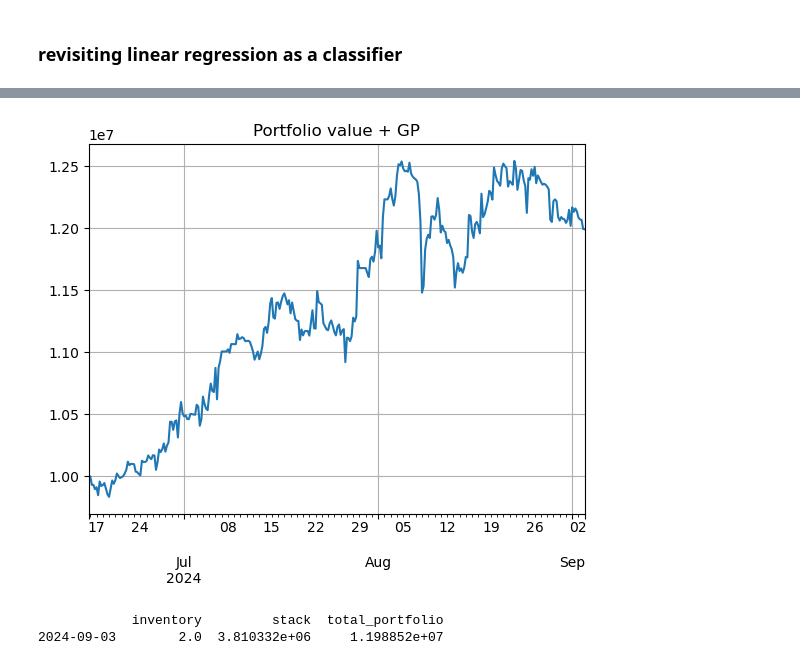
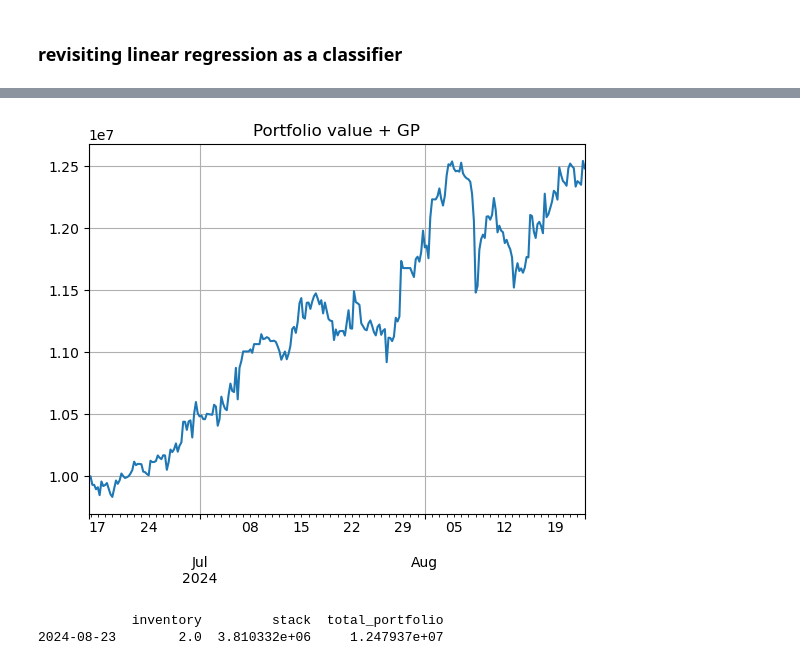
Before and after one commit to codyjcao/osrs-ge, a Jupyter notebook: osrs_ML_forecasting.ipynb, the cells around one changed output, grey strips where cells are left out. Drawn from its saved outputs; the diff is of its cells as text; code cells hidden in the pictures.

```diff
--- a/osrs_ML_forecasting.ipynb
+++ b/osrs_ML_forecasting.ipynb
@@ -135,9 +128,9 @@ RSI_window = 10
 MACD_short = 4
 MACD_long = 16
 
-df_feat = osrs_GE.compute_features(df,lagged_rets=lagged_rets,RSI_window=RSI_window,
+df_tr = osrs_GE.compute_features(df_tr,lagged_rets=lagged_rets,RSI_window=RSI_window,
                                  MACD_short = MACD_short,
                                  MACD_long = MACD_long)
 
-df_feat.head()
+df_tr = df_tr.dropna()
 # %% [output]
@@ -241,7 +244,9 @@ df_tr_new.head()
 | 2024-06-13 18:00:00 | 0.003358 | -0.011487 | -0.005970 | 0.117199 | 1.248510 | 0.991427 | 0.017145 |
 | 2024-06-14 00:00:00 | 0.017145 | 0.003358 | 0.005685 | 0.128015 | 1.296571 | 1.007246 | 0.000640 |
 # %%
-def iterative_testing(X_tr,y_tr,model=LinearRegression(),start_point=10):
+def iterative_testing(df,y_col,model=LinearRegression(),start_point=10):
+    X_tr = df.drop(y_col,axis=1).values
+    y_tr = df[y_col].values
     feature_shape = X_tr.shape[1]
     start_point = max(feature_shape+5,start_point)
     errors = []
@@ -265,7 +270,7 @@ def iterative_testing(X_tr,y_tr,model=LinearRegression(),start_point=10):
         preds.append(y_hat)
         obs.append(y_obs)
 
-        index.append(df_tr_new.index[i])
+        index.append(df.index[i])
 
     df_err = pd.DataFrame({'errors': errors,
                            'predicted': preds,
@@ -274,11 +279,27 @@ def iterative_testing(X_tr,y_tr,model=LinearRegression(),start_point=10):
     df_err[['predicted','observed']].plot(figsize=(8,6))
     plt.ylabel("% return")
     plt.grid()
+    plt.title('Predicted vs. Actual returns over time')
     plt.show()
     print('\n')
 
+    df_err.plot(x='predicted', y='observed', style='o',figsize=(8,6))
+    plt.grid()
+    plt.xlabel('Predicted returns')
+    plt.ylabel('Actual returns')
+    plt.title('Predicted vs. Actual returns')
+    plt.show()
+    print('\n')
+
+    df_err.plot(x='observed', y='errors', style='o',figsize=(8,6))
+    plt.grid()
+    plt.xlabel('Actual returns')
+    plt.ylabel('Prediction error')
+    plt.title('Error vs. Actual returns')
+    plt.show()
+
     reg_eploss = eploss(df_err['predicted'],df_err['observed']).mean()
     reg_mse = (df_err['errors']**2).mean()
-    print("Mean Custom Error: ", reg_eploss)
+    print("Mean EPLoss: ", reg_eploss)
     print("MSE: ", reg_mse)
     return df_err
@@ -295,0 +306,4 @@ MSE:  0.0002200088172402791
+# %%
+model = LinearRegression()
+#linear_reg_res = osrs_GE.iterative_testing(df_tr_new,'simpRet_y',model=model)
+lr_train_res = iterative_testing(df_tr_new,'simpRet_y',model=model)
@@ -329,8 +351,7 @@ Name: count, dtype: int64
 # %% [markdown]
 ### revisiting linear regression as a classifier
 # %%
-lr_df = linear_reg_res
-lr_df['signal'] = 1.0*(lr_df['predicted']>q_b) - (lr_df['predicted'] < q_s)
+lr_train_res['signal'] = 1.0*(lr_train_res['predicted']>q_b) - (lr_train_res['predicted'] < q_s)
 
-lr_df = lr_df.join(DF['VWAP'])
-lr_df = lr_df.rename({'VWAP':'VWAP_trade'},axis=1)
+lr_train_res = lr_train_res.join(df['VWAP'])
+lr_train_res = lr_train_res.rename({'VWAP':'VWAP_trade'},axis=1)
@@ -351,7 +358,7 @@ lr_df = lr_df.rename({'VWAP':'VWAP_trade'},axis=1)
 # %%
-trading_results['lin_reg'] = osrs_GE.trading_strategy_pnler(lr_df,max_allowable=2,start_stack = 10e6)
+trading_results['lin_reg'] = osrs_GE.trading_strategy_pnler(lr_train_res,max_allowable=2,start_stack = 10e6)
 print(trading_results['lin_reg'].tail(1))
 # %% [output]
-[figure, old version]
+[figure, new version]
             inventory         stack  total_portfolio
-2024-09-03        2.0  3.810332e+06     1.198852e+07
+2024-08-23        2.0  3.810332e+06     1.247937e+07
```
Also changed, not shown: parts of 21 cells of this notebook.
